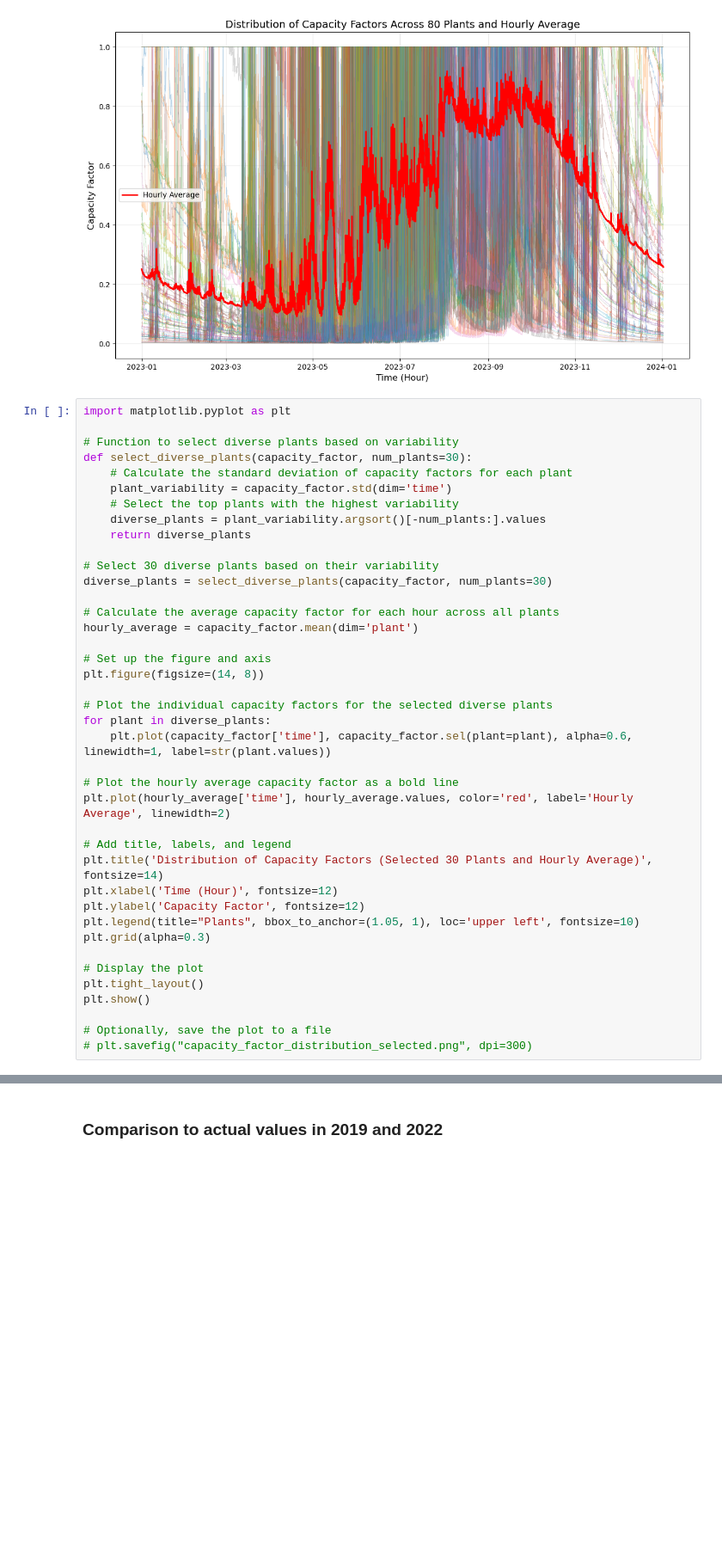
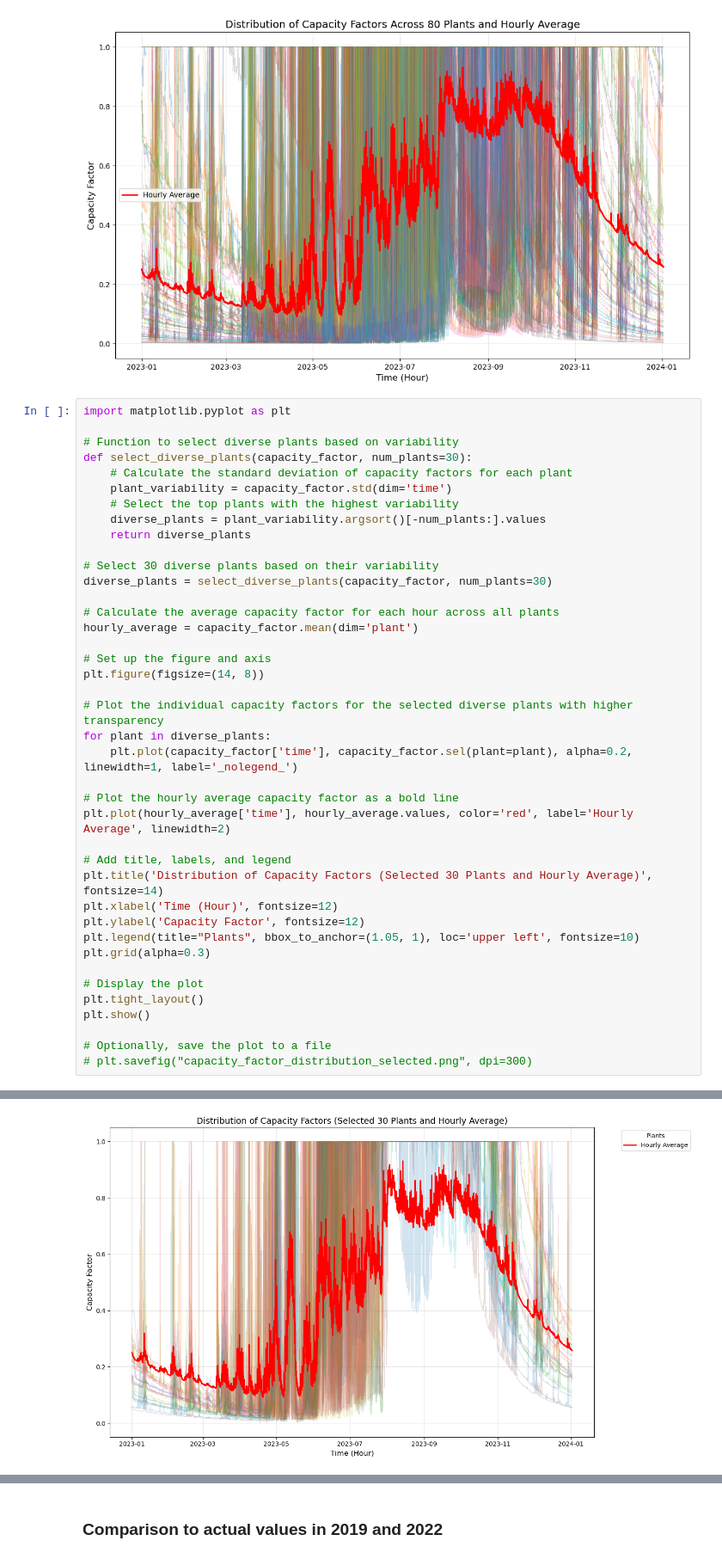
Before and after one commit to lukasschirren/GeoH2-Laos-Master-Thesis, a Jupyter notebook: test_hydropotential.ipynb, the cells around one changed output, grey strips where cells are left out. Shown at 86% size. Cells and saved outputs as stored; diff of their text form; blank space fills up the shorter version.

```diff
--- a/test_hydropotential.ipynb
+++ b/test_hydropotential.ipynb
@@ -376,9 +293,9 @@ hourly_average = capacity_factor.mean(dim='plant')
 # Set up the figure and axis
 plt.figure(figsize=(14, 8))
 
-# Plot the individual capacity factors for the selected diverse plants
+# Plot the individual capacity factors for the selected diverse plants with higher transparency
 for plant in diverse_plants:
-    plt.plot(capacity_factor['time'], capacity_factor.sel(plant=plant), alpha=0.6, linewidth=1, label=str(plant.values))
+    plt.plot(capacity_factor['time'], capacity_factor.sel(plant=plant), alpha=0.2, linewidth=1, label='_nolegend_')
 
 # Plot the hourly average capacity factor as a bold line
 plt.plot(hourly_average['time'], hourly_average.values, color='red', label='Hourly Average', linewidth=2)
@@ -401,0 +317 @@ AttributeError: 'numpy.int64' object has no attribute 'values'
+[figure, added]
```
Also changed, not shown: parts of 3 cells of this notebook, 1 other file.
